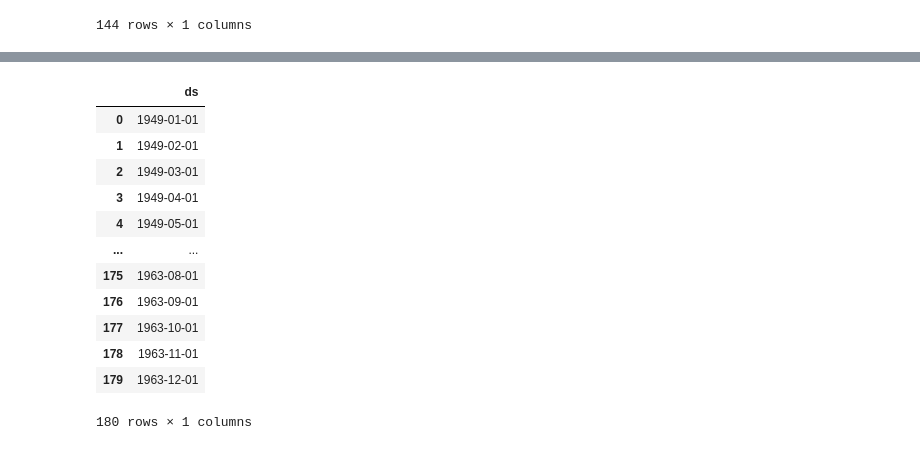
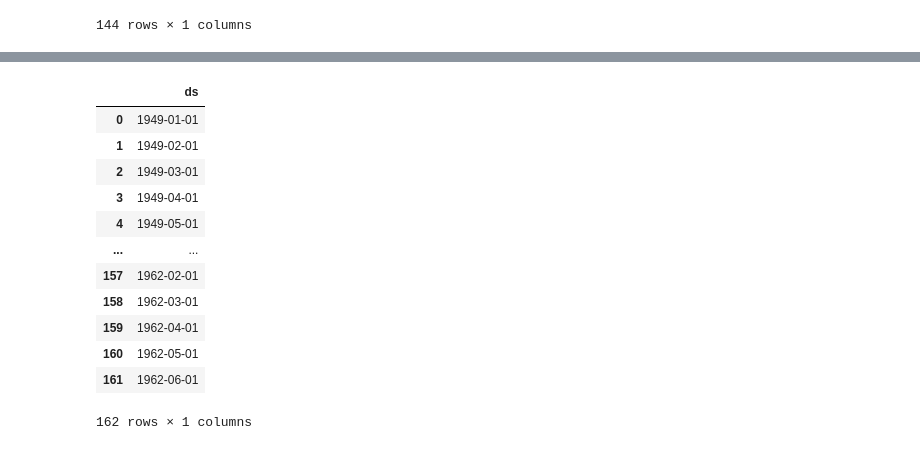
Before and after one commit to jamal221/Machine_Learning_Project, a Jupyter notebook: FBProphet.ipynb, the cells around one changed output, grey strips where cells are left out. Saved outputs shown, nothing was run; the diff lists cells and outputs as text; code cells hidden in the pictures.

```diff
--- a/FBProphet.ipynb
+++ b/FBProphet.ipynb
@@ -114,22 +147,22 @@ INFO:cmdstanpy:Chain [1] start processing
 INFO:cmdstanpy:Chain [1] done processing
 <prophet.forecaster.Prophet at 0x...>
 # %%
-future = p.make_future_dataframe(periods=36, freq='MS')# the previous data has 144 rows this period include 36 month and overall is 144+36=180 rows
+future = p.make_future_dataframe(periods=18, freq='MS')# the previous data has 144 rows this period include 36 month and overall is 144+36=180 rows
 future# Infact the new month start from 1361/01/01 to 1363/12/01 with index 179
 # %% [output]
 |  | ds |
 | 0 | 1949-01-01 |
 | 1 | 1949-02-01 |
 | 2 | 1949-03-01 |
 | 3 | 1949-04-01 |
 | 4 | 1949-05-01 |
 | ... | ... |
-| 175 | 1963-08-01 |
-| 176 | 1963-09-01 |
-| 177 | 1963-10-01 |
-| 178 | 1963-11-01 |
-| 179 | 1963-12-01 |
+| 157 | 1962-02-01 |
+| 158 | 1962-03-01 |
+| 159 | 1962-04-01 |
+| 160 | 1962-05-01 |
+| 161 | 1962-06-01 |
-180 rows × 1 columns
+162 rows × 1 columns
 # %%
 data
 # %% [output]
```
Also changed, not shown: parts of 18 cells of this notebook.
